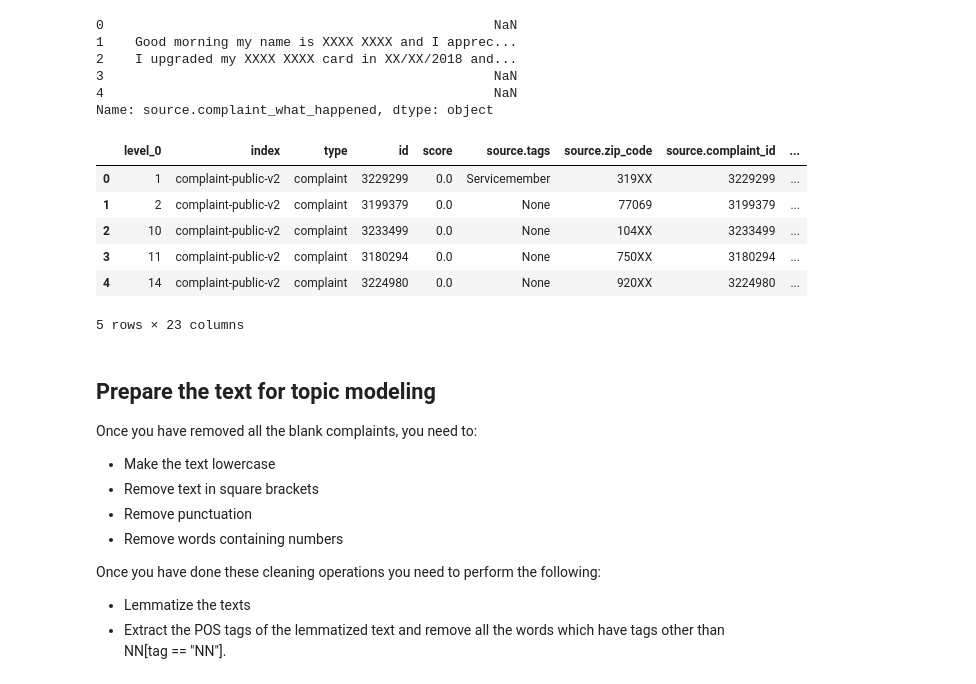
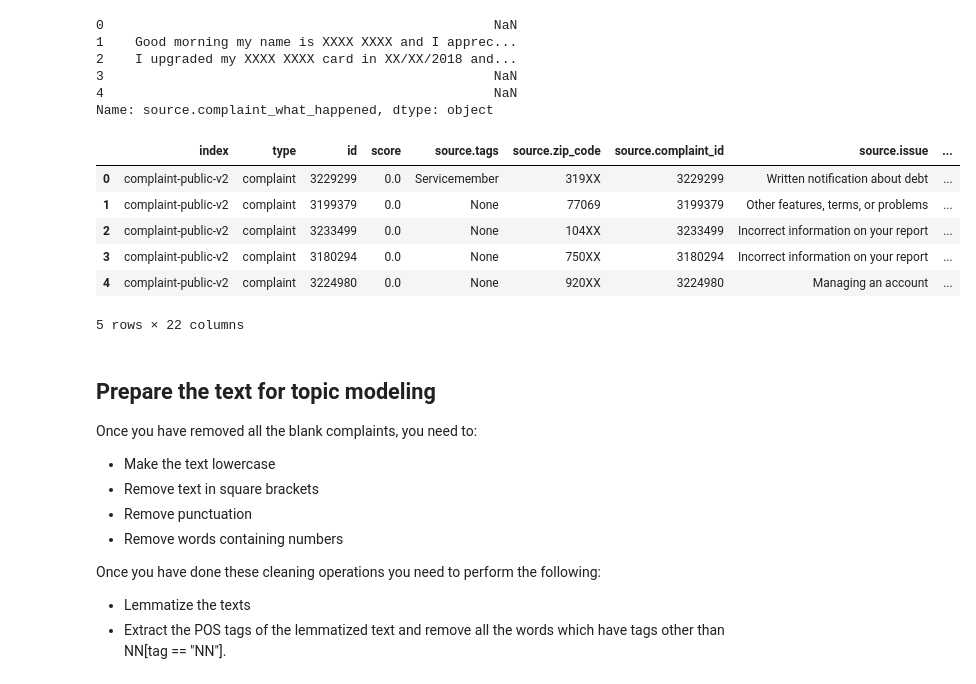
Before and after one commit to Ashish0898/Automatic-Ticket-Classification, a Jupyter notebook: Automatic_Ticket_Classification_Assignment.ipynb, the cells around one changed output. Drawn from its saved outputs; the diff is of its cells as text; code cells hidden in the pictures.

```diff
--- a/Automatic_Ticket_Classification_Assignment.ipynb
+++ b/Automatic_Ticket_Classification_Assignment.ipynb
@@ -162,13 +172,15 @@ df2=df2.reset_index()
-# %%
-df2.head()
-# %% [output]
-|  | level_0 | index | type | id | score | source.tags | source.zip_code | source.complaint_id | ... |
-| 0 | 1 | complaint-public-v2 | complaint | 3229299 | 0.0 | Servicemember | 319XX | 3229299 | ... |
-| 1 | 2 | complaint-public-v2 | complaint | 3199379 | 0.0 | None | 77069 | 3199379 | ... |
-| 2 | 10 | complaint-public-v2 | complaint | 3233499 | 0.0 | None | 104XX | 3233499 | ... |
-| 3 | 11 | complaint-public-v2 | complaint | 3180294 | 0.0 | None | 750XX | 3180294 | ... |
-| 4 | 14 | complaint-public-v2 | complaint | 3224980 | 0.0 | None | 920XX | 3224980 | ... |
-5 rows × 23 columns
+# %%
+df2=df2.reset_index()
+df2.drop('level_0',inplace=True,axis=1)
+df2.head()
+# %% [output]
+|  | index | type | id | score | source.tags | source.zip_code | source.complaint_id | source.issue | ... |
+| 0 | complaint-public-v2 | complaint | 3229299 | 0.0 | Servicemember | 319XX | 3229299 | Written notification about debt | ... |
+| 1 | complaint-public-v2 | complaint | 3199379 | 0.0 | None | 77069 | 3199379 | Other features, terms, or problems | ... |
+| 2 | complaint-public-v2 | complaint | 3233499 | 0.0 | None | 104XX | 3233499 | Incorrect information on your report | ... |
+| 3 | complaint-public-v2 | complaint | 3180294 | 0.0 | None | 750XX | 3180294 | Incorrect information on your report | ... |
+| 4 | complaint-public-v2 | complaint | 3224980 | 0.0 | None | 920XX | 3224980 | Managing an account | ... |
+5 rows × 22 columns
 # %% [markdown]
 ## Prepare the text for topic modeling
 
```
Also changed, not shown: parts of 16 cells of this notebook.
